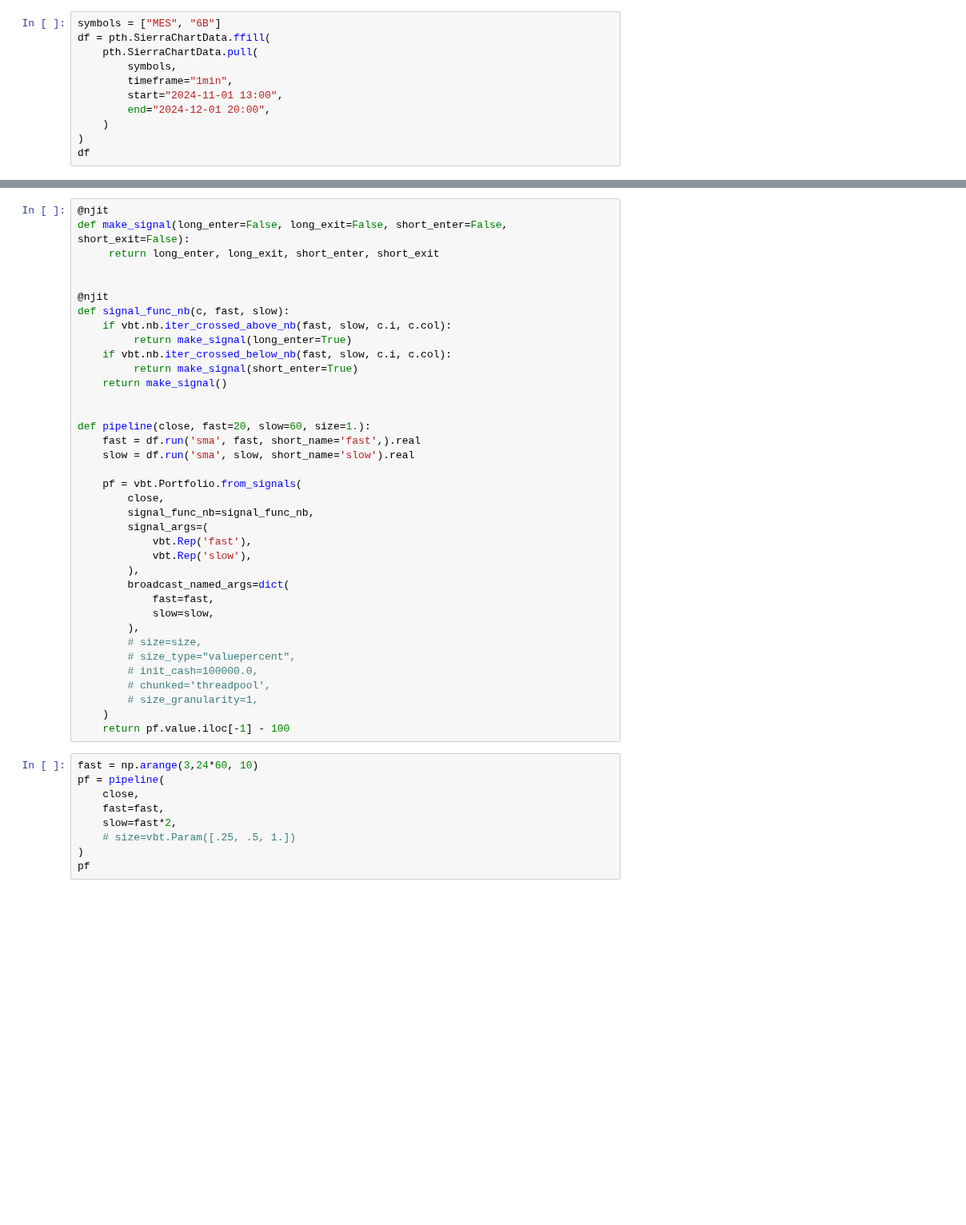
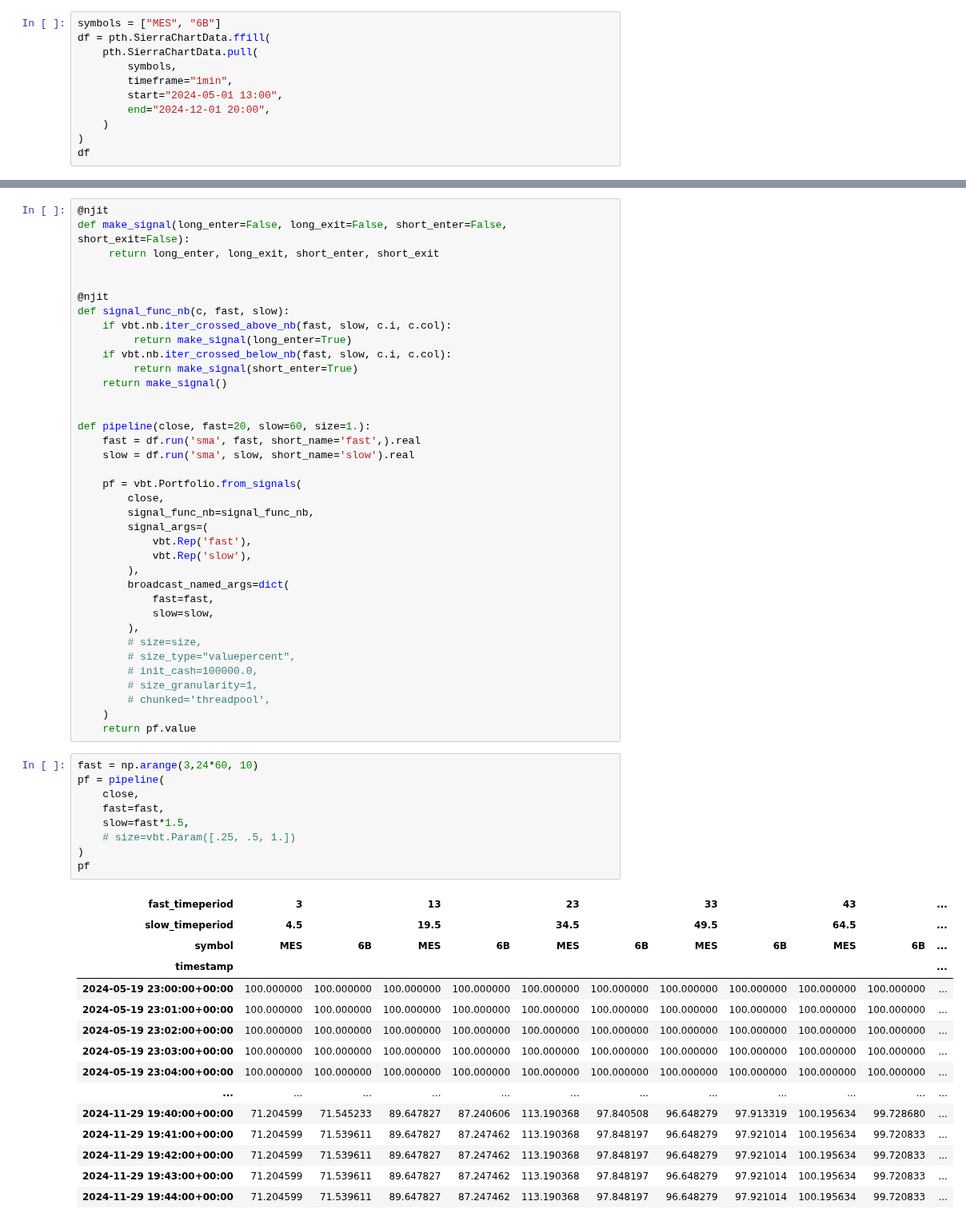
Before and after one commit to skalaydzhiyski/phitech-research, a Jupyter notebook: notebooks/vbtpro-portfolio-from-signals.ipynb, the cells around one changed output, grey strips where cells are left out. Shown at 80% size. Saved outputs shown, nothing was run; the diff lists cells and outputs as text; blank space fills up the shorter version.

```diff
--- a/notebooks/vbtpro-portfolio-from-signals.ipynb
+++ b/notebooks/vbtpro-portfolio-from-signals.ipynb
@@ -339,7 +339,7 @@ df = pth.SierraChartData.ffill(
     pth.SierraChartData.pull(
         symbols,
         timeframe="1min",
-        start="2024-11-01 13:00",
+        start="2024-05-01 13:00",
         end="2024-12-01 20:00",
     )
 )
@@ -388,17 +388,32 @@ def pipeline(close, fast=20, slow=60, size=1.):
         # size=size,
         # size_type="valuepercent",
         # init_cash=100000.0,
+        # size_granularity=1,
         # chunked='threadpool',
-        # size_granularity=1,
     )
-    return pf.value.iloc[-1] - 100
+    return pf.value
 # %%
 fast = np.arange(3,24*60, 10)
 pf = pipeline(
     close,
     fast=fast,
-    slow=fast*2,
+    slow=fast*1.5,
     # size=vbt.Param([.25, .5, 1.])
 )
 pf
 # %% [output]
+| fast_timeperiod | 3 |  | 13 |  | 23 |  | 33 |  | 43 |  | ... |
+| slow_timeperiod | 4.5 |  | 19.5 |  | 34.5 |  | 49.5 |  | 64.5 |  | ... |
+| symbol | MES | 6B | MES | 6B | MES | 6B | MES | 6B | MES | 6B | ... |
+| timestamp |  |  |  |  |  |  |  |  |  |  | ... |
+| 2024-05-19 23:00:00+00:00 | 100.000000 | 100.000000 | 100.000000 | 100.000000 | 100.000000 | 100.000000 | 100.000000 | 100.000000 | 100.000000 | 100.000000 | ... |
+| 2024-05-19 23:01:00+00:00 | 100.000000 | 100.000000 | 100.000000 | 100.000000 | 100.000000 | 100.000000 | 100.000000 | 100.000000 | 100.000000 | 100.000000 | ... |
+| 2024-05-19 23:02:00+00:00 | 100.000000 | 100.000000 | 100.000000 | 100.000000 | 100.000000 | 100.000000 | 100.000000 | 100.000000 | 100.000000 | 100.000000 | ... |
+| 2024-05-19 23:03:00+00:00 | 100.000000 | 100.000000 | 100.000000 | 100.000000 | 100.000000 | 100.000000 | 100.000000 | 100.000000 | 100.000000 | 100.000000 | ... |
+| 2024-05-19 23:04:00+00:00 | 100.000000 | 100.000000 | 100.000000 | 100.000000 | 100.000000 | 100.000000 | 100.000000 | 100.000000 | 100.000000 | 100.000000 | ... |
+| ... | ... | ... | ... | ... | ... | ... | ... | ... | ... | ... | ... |
+| 2024-11-29 19:40:00+00:00 | 71.204599 | 71.545233 | 89.647827 | 87.240606 | 113.190368 | 97.840508 | 96.648279 | 97.913319 | 100.195634 | 99.728680 | ... |
+| 2024-11-29 19:41:00+00:00 | 71.204599 | 71.539611 | 89.647827 | 87.247462 | 113.190368 | 97.848197 | 96.648279 | 97.921014 | 100.195634 | 99.720833 | ... |
+| 2024-11-29 19:42:00+00:00 | 71.204599 | 71.539611 | 89.647827 | 87.247462 | 113.190368 | 97.848197 | 96.648279 | 97.921014 | 100.195634 | 99.720833 | ... |
+| 2024-11-29 19:43:00+00:00 | 71.204599 | 71.539611 | 89.647827 | 87.247462 | 113.190368 | 97.848197 | 96.648279 | 97.921014 | 100.195634 | 99.720833 | ... |
+| 2024-11-29 19:44:00+00:00 | 71.204599 | 71.539611 | 89.647827 | 87.247462 | 113.190368 | 97.848197 | 96.648279 | 97.921014 | 100.195634 | 99.720833 | ... |
```
Also changed, not shown: parts of 4 cells of this notebook.
